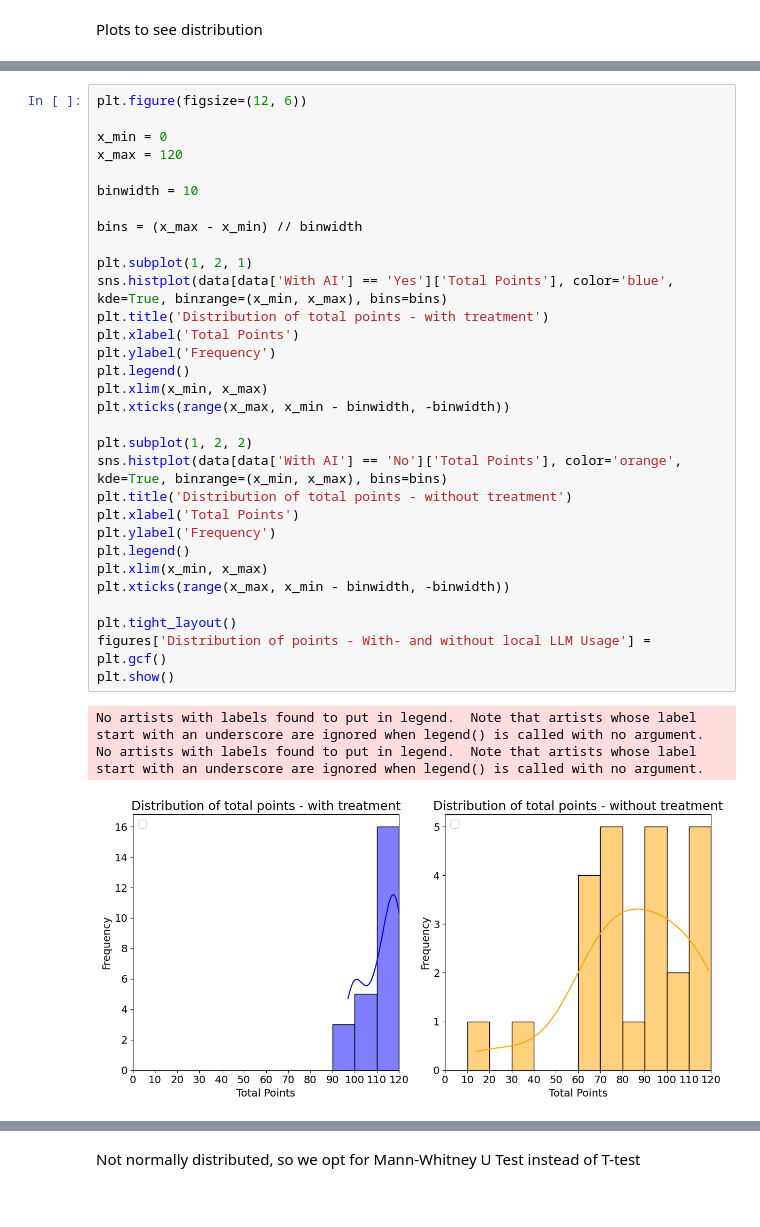
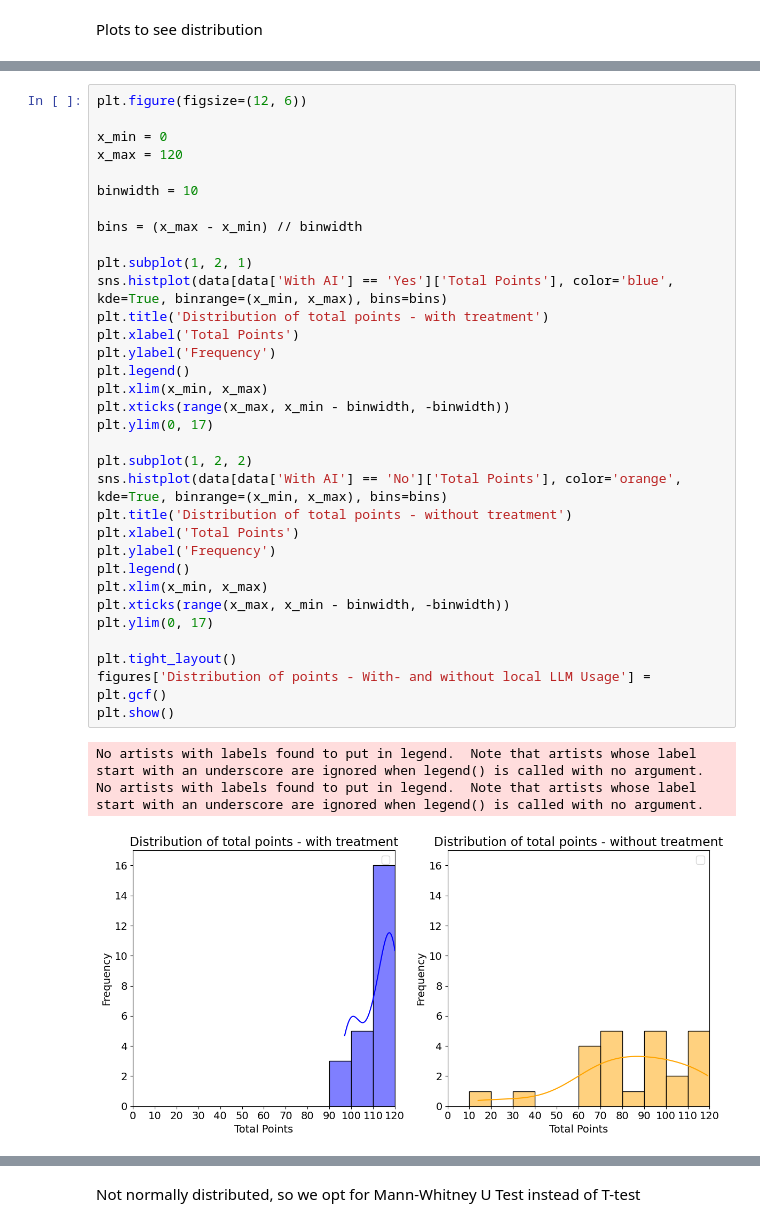
Before and after one commit to cseetreview/review_project, a Jupyter notebook: Notebook.ipynb, the cells around one changed output, grey strips where cells are left out. Cells and saved outputs as stored; diff of their text form.

```diff
--- a/Notebook.ipynb
+++ b/Notebook.ipynb
@@ -360,34 +362,36 @@ x_min = 0
 x_max = 120
 
 binwidth = 10
 
 bins = (x_max - x_min) // binwidth
 
 plt.subplot(1, 2, 1)
 sns.histplot(data[data['With AI'] == 'Yes']['Total Points'], color='blue', kde=True, binrange=(x_min, x_max), bins=bins)
 plt.title('Distribution of total points - with treatment')
 plt.xlabel('Total Points')
 plt.ylabel('Frequency')
 plt.legend()
 plt.xlim(x_min, x_max)
 plt.xticks(range(x_max, x_min - binwidth, -binwidth))
+plt.ylim(0, 17)
 
 plt.subplot(1, 2, 2)
 sns.histplot(data[data['With AI'] == 'No']['Total Points'], color='orange', kde=True, binrange=(x_min, x_max), bins=bins)
 plt.title('Distribution of total points - without treatment')
 plt.xlabel('Total Points')
 plt.ylabel('Frequency')
 plt.legend()
 plt.xlim(x_min, x_max)
 plt.xticks(range(x_max, x_min - binwidth, -binwidth))
+plt.ylim(0, 17)
 
 plt.tight_layout()
 figures['Distribution of points - With- and without local LLM Usage'] = plt.gcf()
 plt.show()
 # %% [output]
 No artists with labels found to put in legend.  Note that artists whose label start with an underscore are ignored when legend() is called with no argument.
 No artists with labels found to put in legend.  Note that artists whose label start with an underscore are ignored when legend() is called with no argument.
-[figure, old version]
+[figure, new version]
 # %%
 plt.figure(figsize=(12, 6))
 
```
Also changed, not shown: parts of 4 cells of this notebook, 8 other files.
